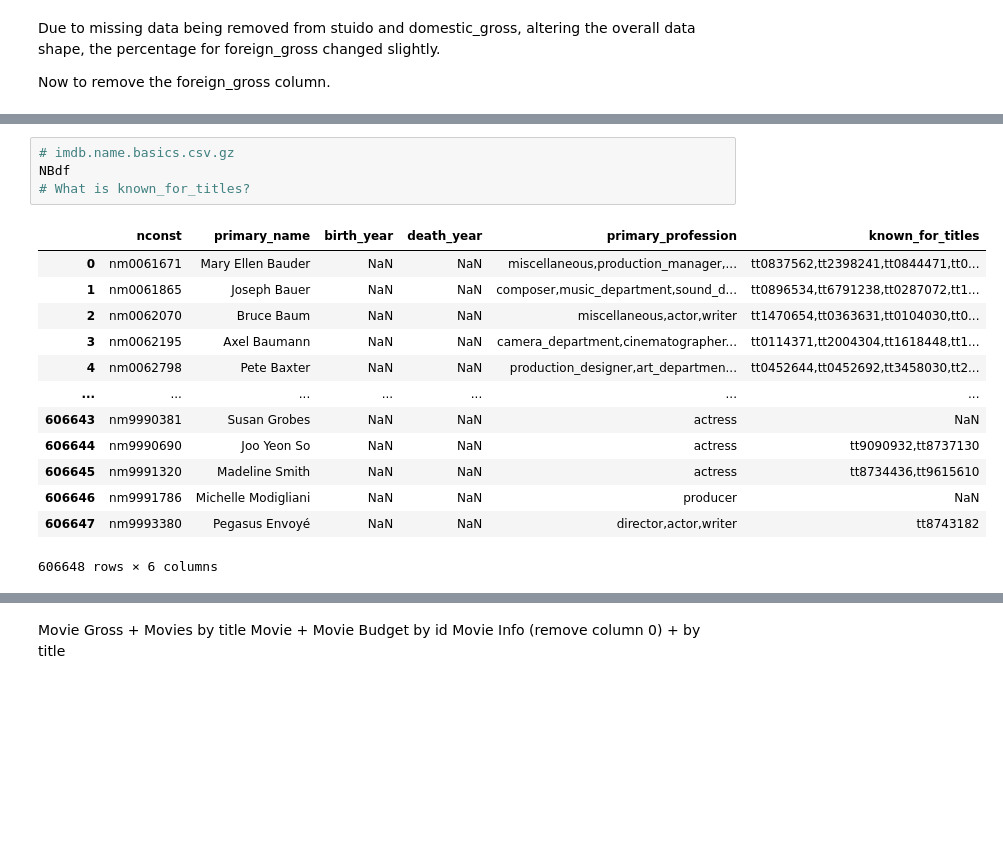
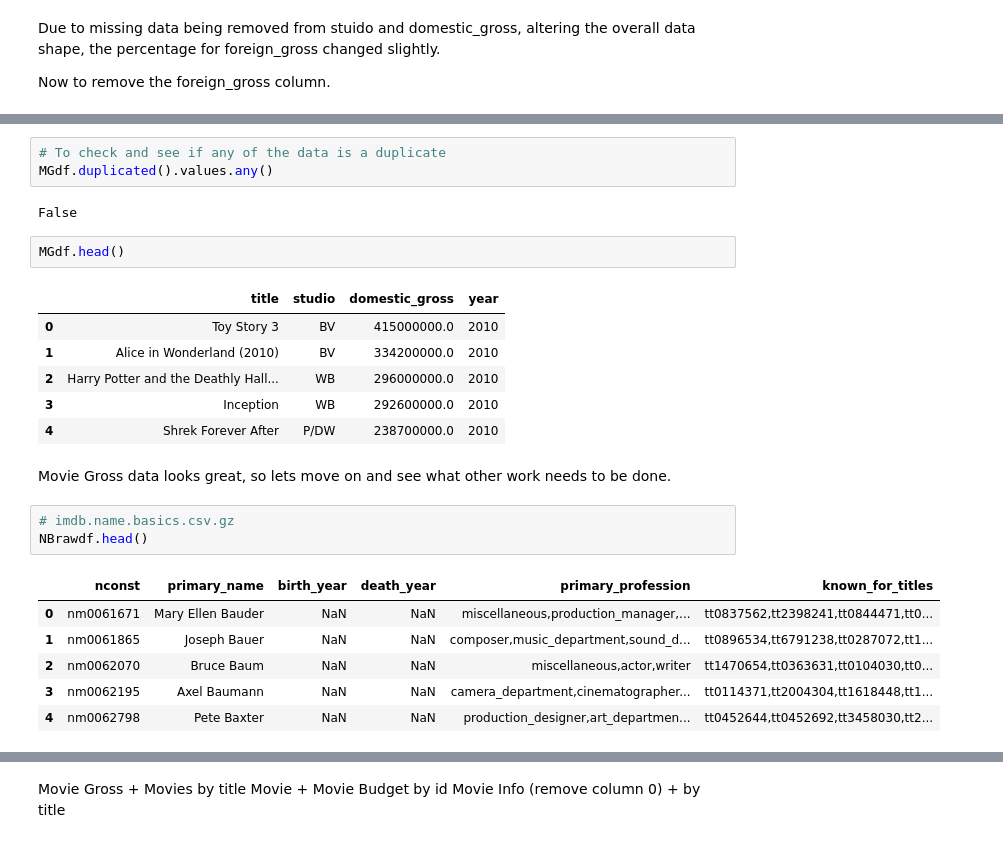
Before and after one commit to adstephens/dsc-phase-1-project-v2-3, a Jupyter notebook: student.ipynb, the cells around one changed output, grey strips where cells are left out. Saved outputs shown, nothing was run; the diff lists cells and outputs as text; blank space fills up the shorter version.

```diff
--- a/student.ipynb
+++ b/student.ipynb
@@ -285,18 +295,26 @@ dtype: int64
+# %%
+# To check and see if any of the data is a duplicate
+MGdf.duplicated().values.any()
+# %% [output]
+False
+# %%
+MGdf.head()
+# %% [output]
+|  | title | studio | domestic_gross | year |
+| 0 | Toy Story 3 | BV | 415000000.0 | 2010 |
+| 1 | Alice in Wonderland (2010) | BV | 334200000.0 | 2010 |
+| 2 | Harry Potter and the Deathly Hall... | WB | 296000000.0 | 2010 |
+| 3 | Inception | WB | 292600000.0 | 2010 |
+| 4 | Shrek Forever After | P/DW | 238700000.0 | 2010 |
+# %% [markdown]
+Movie Gross data looks great, so lets move on and see what other work needs to be done.
 # %%
 # imdb.name.basics.csv.gz
-NBdf
-# What is known_for_titles?
+NBrawdf.head()
 # %% [output]
 |  | nconst | primary_name | birth_year | death_year | primary_profession | known_for_titles |
 | 0 | nm0061671 | Mary Ellen Bauder | NaN | NaN | miscellaneous,production_manager,... | tt0837562,tt2398241,tt0844471,tt0... |
 | 1 | nm0061865 | Joseph Bauer | NaN | NaN | composer,music_department,sound_d... | tt0896534,tt6791238,tt0287072,tt1... |
 | 2 | nm0062070 | Bruce Baum | NaN | NaN | miscellaneous,actor,writer | tt1470654,tt0363631,tt0104030,tt0... |
 | 3 | nm0062195 | Axel Baumann | NaN | NaN | camera_department,cinematographer... | tt0114371,tt2004304,tt1618448,tt1... |
 | 4 | nm0062798 | Pete Baxter | NaN | NaN | production_designer,art_departmen... | tt0452644,tt0452692,tt3458030,tt2... |
-| ... | ... | ... | ... | ... | ... | ... |
-| 606643 | nm9990381 | Susan Grobes | NaN | NaN | actress | NaN |
-| 606644 | nm9990690 | Joo Yeon So | NaN | NaN | actress | tt9090932,tt8737130 |
-| 606645 | nm9991320 | Madeline Smith | NaN | NaN | actress | tt8734436,tt9615610 |
-| 606646 | nm9991786 | Michelle Modigliani | NaN | NaN | producer | NaN |
-| 606647 | nm9993380 | Pegasus Envoyé | NaN | NaN | director,actor,writer | tt8743182 |
-606648 rows × 6 columns
```
Also changed, not shown: parts of 66 cells of this notebook.
